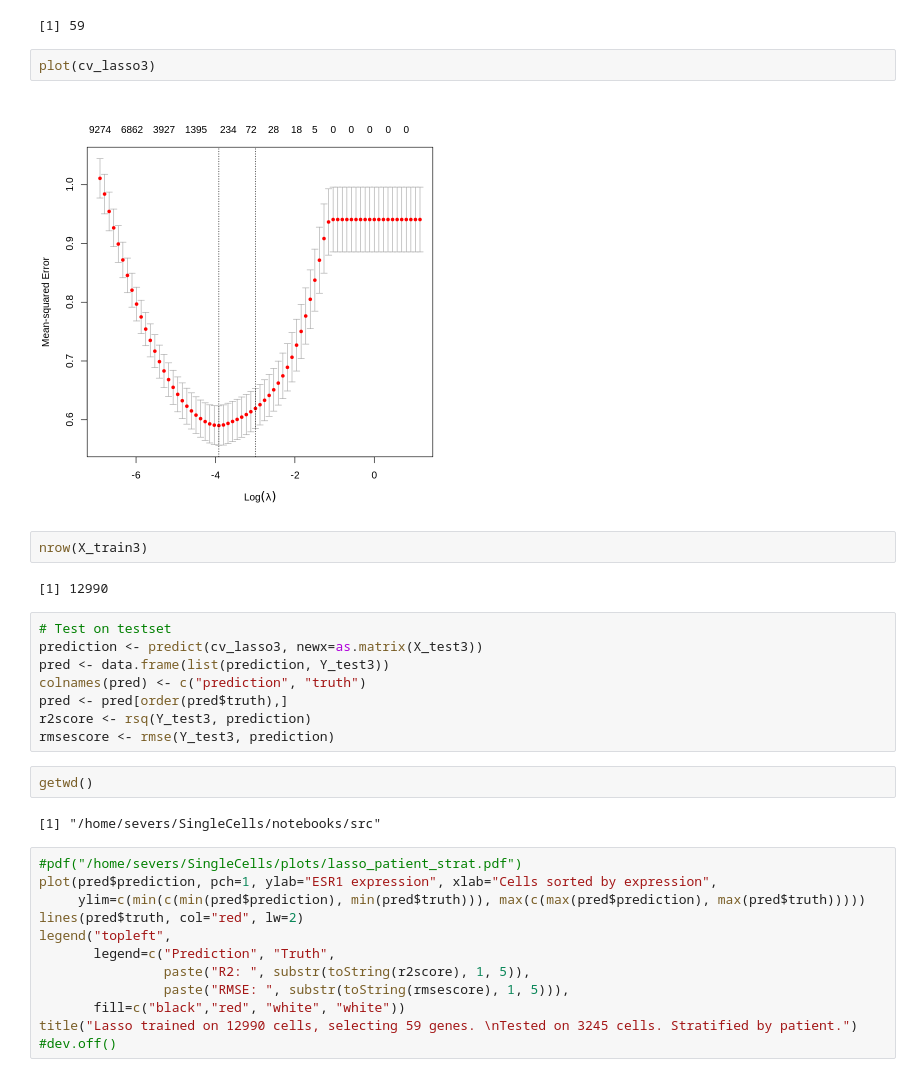
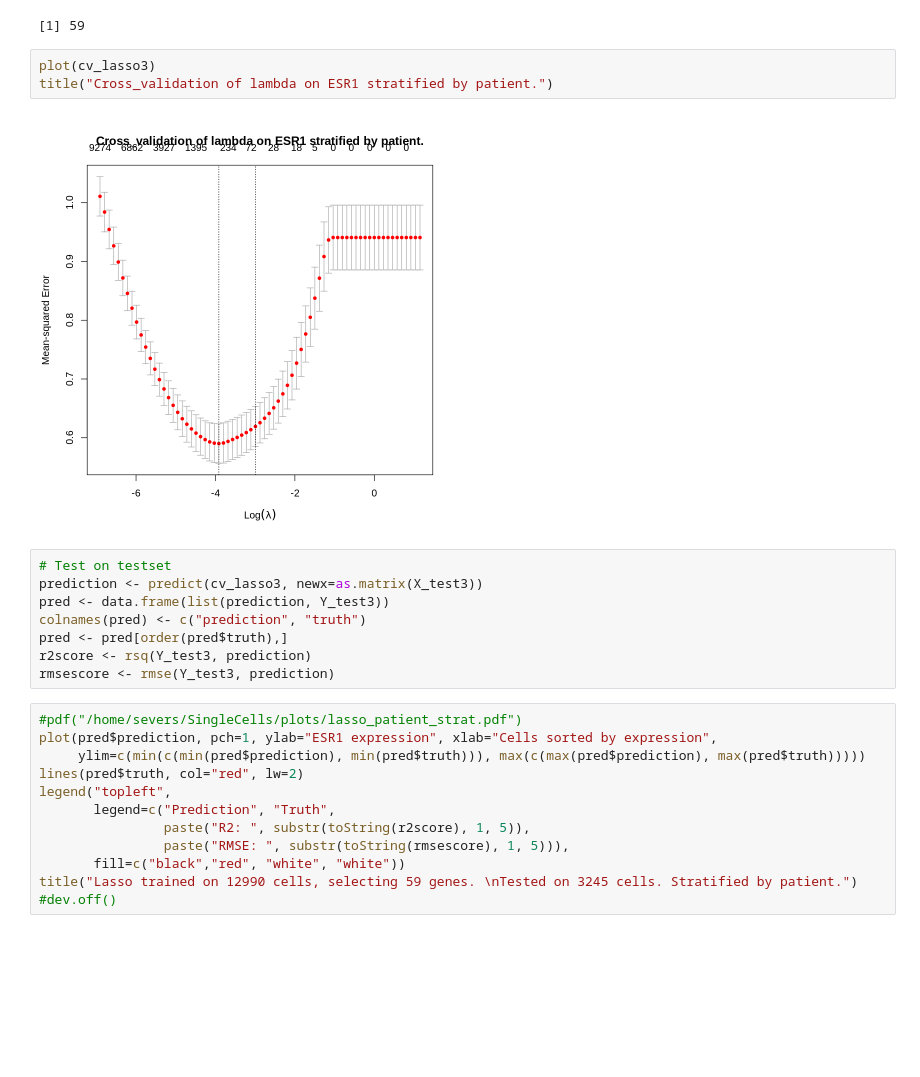
Before and after one commit to sevsorita/single_cell, a Jupyter notebook: notebooks/R_Lasso.ipynb, the cells around one changed output. Saved outputs shown, nothing was run; the diff lists cells and outputs as text; blank space fills up the shorter version.

```diff
--- a/notebooks/R_Lasso.ipynb
+++ b/notebooks/R_Lasso.ipynb
@@ -177,12 +180,9 @@ sum(abs(coef(cv_lasso3))>0)
 [1] 59
 # %%
 plot(cv_lasso3)
+title("Cross_validation of lambda on ESR1 stratified by patient.")
 # %% [output]
-[figure, old version]
+[figure, new version]
-# %%
-nrow(X_train3)
-# %% [output]
-[1] 12990
 # %%
 # Test on testset
 prediction <- predict(cv_lasso3, newx=as.matrix(X_test3))
@@ -191,10 +191,6 @@ colnames(pred) <- c("prediction", "truth")
 pred <- pred[order(pred$truth),]
 r2score <- rsq(Y_test3, prediction)
 rmsescore <- rmse(Y_test3, prediction)
-# %%
-getwd()
-# %% [output]
-[1] "/home/severs/SingleCells/notebooks/src"
 # %%
 #pdf("/home/severs/SingleCells/plots/lasso_patient_strat.pdf")
 plot(pred$prediction, pch=1, ylab="ESR1 expression", xlab="Cells sorted by expression",
```
Also changed, not shown: parts of 23 cells of this notebook, 1 other file.
